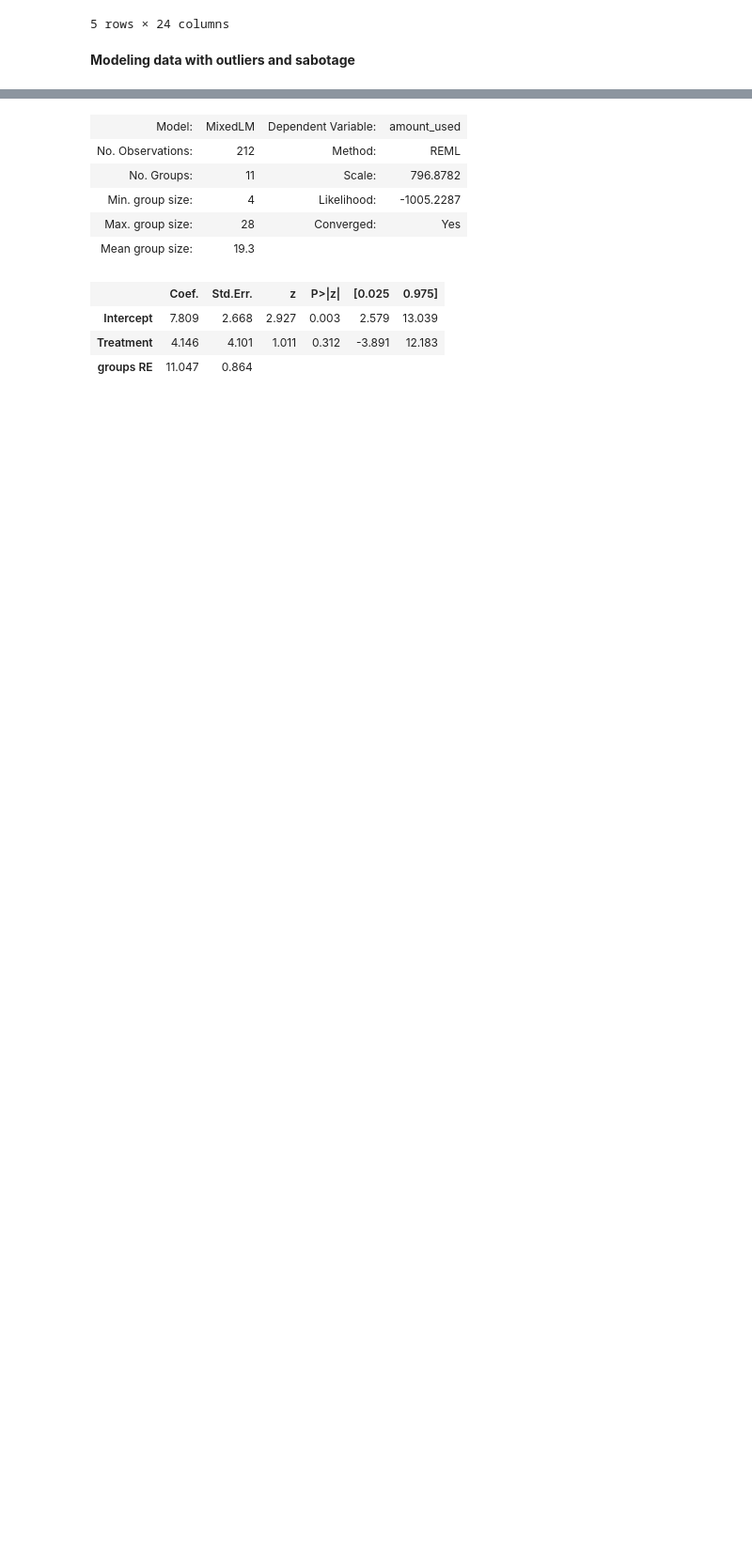
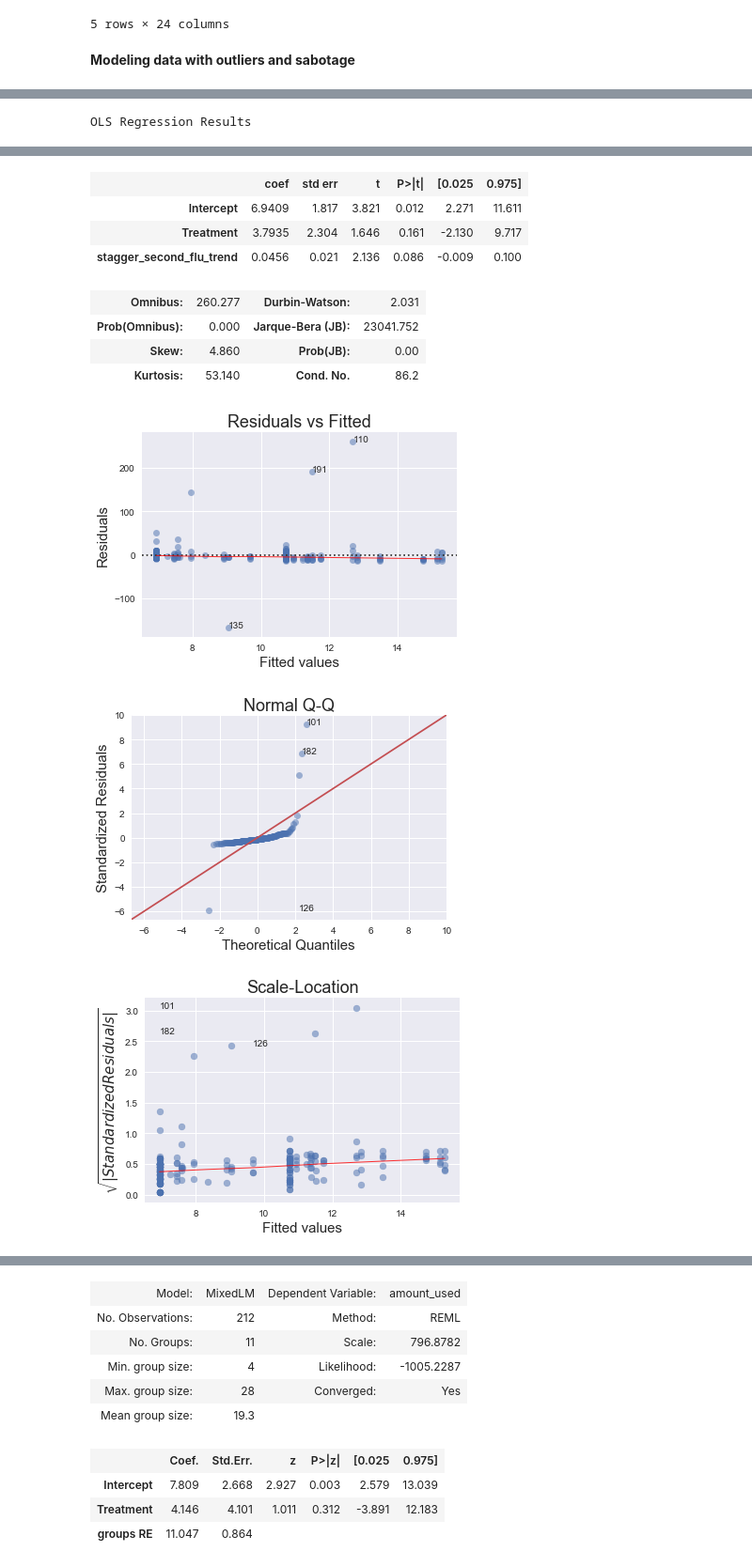
Before and after one commit to mathaholic/sanitization_habits_statistical_analysis, a Jupyter notebook: modeling/etl-modeling-Omar.ipynb, the cells around one changed output, grey strips where cells are left out. Shown at 94% size. Saved outputs shown, nothing was run; the diff lists cells and outputs as text; code cells hidden in the pictures; blank space fills up the shorter version.

Commit message:
Added flu effects to modeling

```diff
--- a/modeling/etl-modeling-Omar.ipynb
+++ b/modeling/etl-modeling-Omar.ipynb
@@ -355,3 +282,13 @@ OLS Regression Results
 [figure]
 [figure]
 [figure]
+# %%
+#Model clustered on location + stagger_second_flu_trend and week number###
+
+lm_simple_flu = 'amount_used ~ Treatment + stagger_second_flu_trend'
+cov_keys_weeksloc={'groups': [d_working['numeric_location'],d_working['week_number']]}
+
+
+ols_model_summarize(formula_str=lm_simple_flu, data=d_working, cov_type='cluster', cov_kwds=cov_keys_weeksloc)
+# %% [output]
+OLS Regression Results
@@ -357,0 +304,11 @@ OLS Regression Results
+|  | coef | std err | t | P>|t| | [0.025 | 0.975] |
+| Intercept | 6.9409 | 1.817 | 3.821 | 0.012 | 2.271 | 11.611 |
+| Treatment | 3.7935 | 2.304 | 1.646 | 0.161 | -2.130 | 9.717 |
+| stagger_second_flu_trend | 0.0456 | 0.021 | 2.136 | 0.086 | -0.009 | 0.100 |
+| Omnibus: | 260.277 | Durbin-Watson: | 2.031 |
+| Prob(Omnibus): | 0.000 | Jarque-Bera (JB): | 23041.752 |
+| Skew: | 4.860 | Prob(JB): | 0.00 |
+| Kurtosis: | 53.140 | Cond. No. | 86.2 |
+[figure, added]
+[figure, added]
+[figure, added]
```
Also changed, not shown: parts of 7 cells of this notebook.
